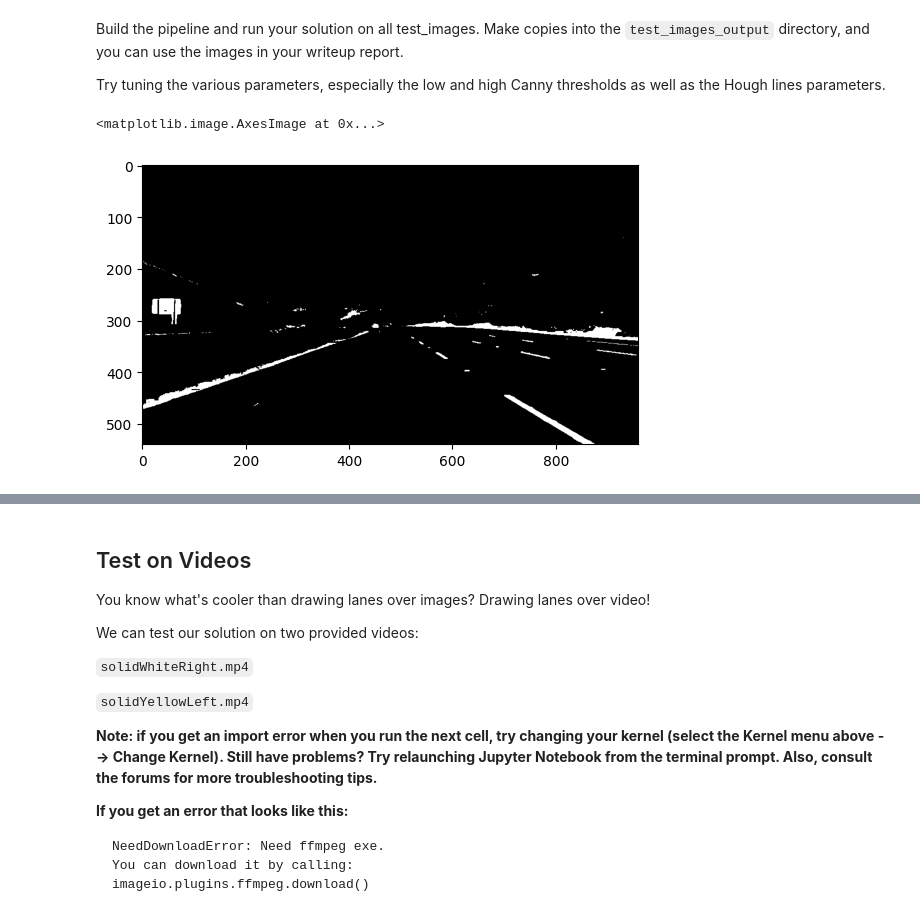
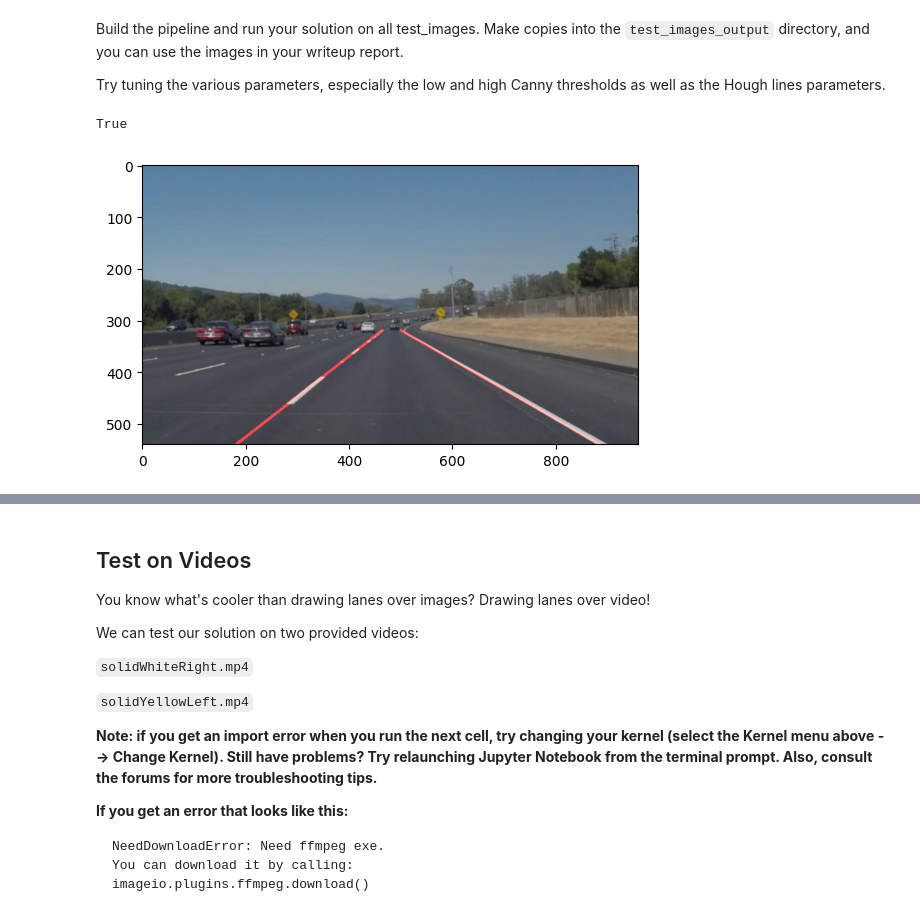
Before and after one commit to charleszhang418/CarND-LaneLines-P1, a Jupyter notebook: P1.ipynb, the cells around one changed output, grey strips where cells are left out. Drawn from its saved outputs; the diff is of its cells as text; code cells hidden in the pictures.

```diff
--- a/P1.ipynb
+++ b/P1.ipynb
@@ -194,30 +246,68 @@ Build the pipeline and run your solution on all test_images. Make copies into th
 
 Try tuning the various parameters, especially the low and high Canny thresholds as well as the Hough lines parameters.
 # %%
-# TODO: Build your pipeline that will draw lane lines on the test_images
+# TODO Build your pipeline that will draw lane lines on the test_images
 # then save them to the test_images_output directory.
 
-# TODO: Build your pipeline that will draw lane lines on the test_images
-# then save them to the test_images_output directory.
+# image = mpimg.imread('test_images/solidWhiteRight.jpg')
 
-image = mpimg.imread('test_images/solidYellowCurve2.jpg')
+def img_process(image):
+    # Color threshoding
+    hsv_image = cv2.cvtColor(image, cv2.COLOR_RGB2HSV)
 
-# Color threshoding
-hsv_image = cv2.cvtColor(image, cv2.COLOR_BGR2HSV)
+    lower_white = np.array([0, 0, 200])
+    upper_white = np.array([179, 20, 255])
+    mask_white = cv2.inRange(hsv_image, lower_white, upper_white)
 
-lower_white = np.array([0, 0, 160])
-upper_white = np.array([180,20,255])
-mask_white = cv2.inRange(hsv_image, lower_white, upper_white)
+    lower_yellow = np.array([15, 80, 100])
+    upper_yellow = np.array([55, 255, 255])
+    mask_yellow = cv2.inRange(hsv_image, lower_yellow, upper_yellow)
 
-lower_yellow = np.array([20, 100, 100])
-upper_yellow = np.array([40,255,255])
-mask_yellow = cv2.inRange(hsv_image, lower_yellow, upper_yellow)
+    # Display two masked pictures together
+    # plt.subplot(1, 2, 1)
+    # plt.imshow(mask_yellow, cmap="gray")
+    # plt.subplot(1, 2, 2)
+    # plt.imshow(mask_white, cmap="gray")
 
+    # Overlap the two images
+    mask_hsv = cv2.bitwise_or(mask_yellow, mask_white)
+    threshold_img = cv2.bitwise_and(image, image, mask=mask_hsv)
+    # plt.imshow(threshold_img)
 
-# plt.imshow(mask_yellow, cmap="gray")
-plt.imshow(mask_white, cmap="gray")
+    # Grayscale
+    gray_img = grayscale(threshold_img)
 
-# plt.imshow(mask_white, cmap="gray")
+    # Apply Guassian Smoothing
+    smooth_pic = gaussian_blur(gray_img, 5)
+    # plt.imshow(smooth_pic, cmap="gray")
+
+    # Canny Edge Detector
+    canny_pic = canny(smooth_pic, 0, 100)
+    # plt.imshow(canny_pic, cmap="gray")
+
+    # Region of interest selection
+    # print(image.shape)
+    region = np.array([[100, 540], [900, 540], [500, 320], [400, 320]])
+    # img = np.zeros([560, 960],dtype=np.uint8)
+    # cv2.fillPoly(img, [region], 255)
+    rol_pic = region_of_interest(canny_pic, [region])
+    # plt.imshow(rol_pic, cmap="gray")
+
+    # Line segment detection
+    lines = hough_lines(rol_pic, 2, np.pi/180, 20, 10, 20)
+    # plt.imshow(lines)
+
+    # Line fitting
+    weighted_line = weighted_img(lines, image.astype('uint8'))
+    # plt.imshow(weighted_line)
+
+    return weighted_line
-# %% [output]
-<matplotlib.image.AxesImage at 0x...>
-[figure, removed]
+# %%
+# Photo 1
+image = mpimg.imread('test_images/solidWhiteCurve.jpg')
+plt.imshow(img_process(image))
+output = cv2.cvtColor(img_process(image), cv2.COLOR_BGR2RGB)
+cv2.imwrite("test_images_out/solidWhiteCurve.jpg", output)
+# %% [output]
+True
+[figure, added]
```
Also changed, not shown: parts of 12 cells of this notebook, 10 other files.
